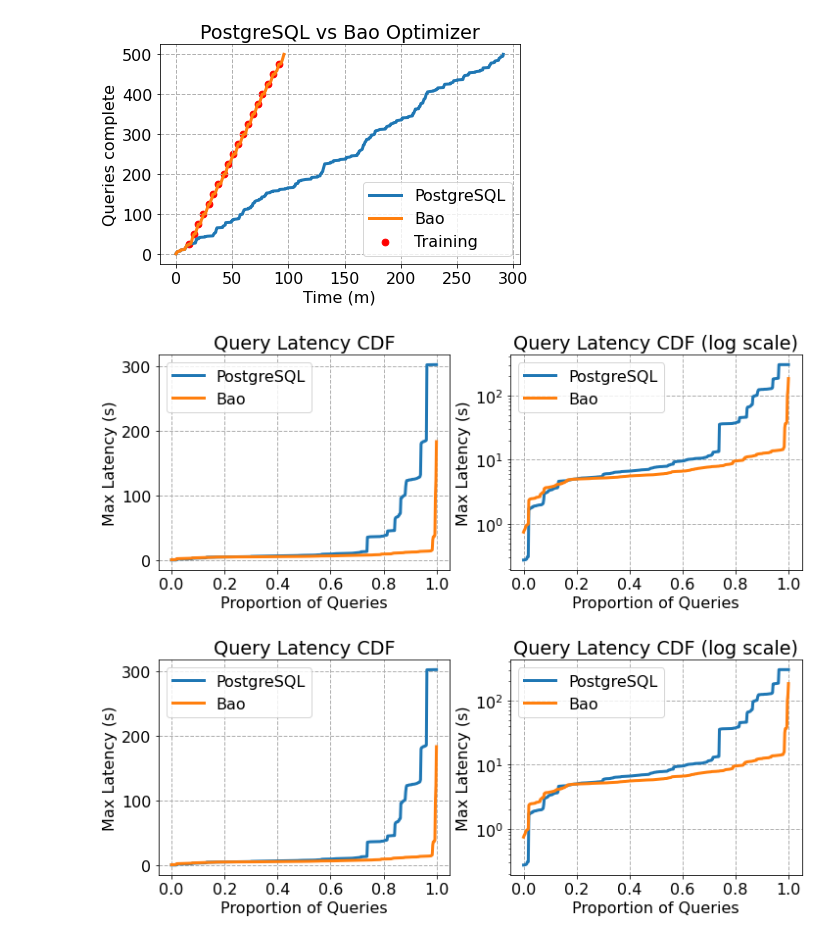
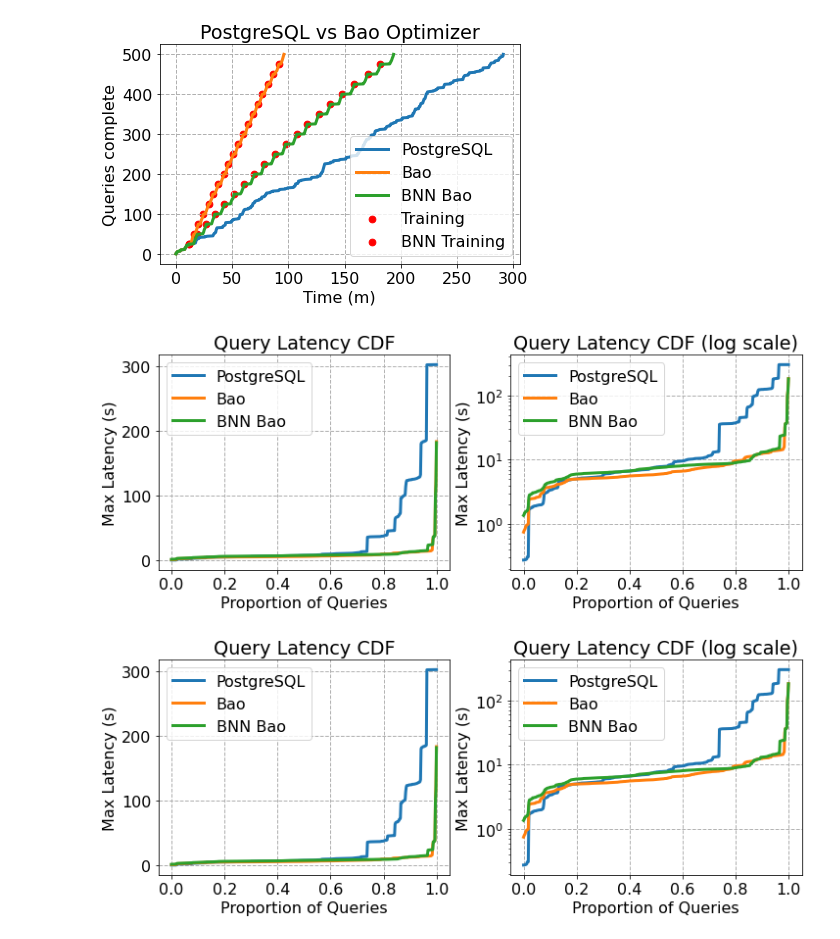
Before and after one commit to LumingSun/BaoForPostgreSQL, a Jupyter notebook: analyze_bao.ipynb, the cells around one changed output. Cells and saved outputs as stored; diff of their text form; code cells hidden in the pictures.

```diff
--- a/analyze_bao.ipynb
+++ b/analyze_bao.ipynb
@@ -49,6 +49,7 @@ def read_bao_data(fp):
     return bao_data, bao_times, training_times
 
 bao_data, bao_times, training_times = read_bao_data("bao_run.txt")
+bnn_data, bnn_times, bnn_training_times = read_bao_data("bao_run_bnn.txt")
 if SHOW_RG:
     bao_rb_data, bao_rb_times, training_rb_times = read_bao_data("bao_with_regblock.txt")
 # %%
@@ -58,38 +59,48 @@ fig, ax = plt.subplots(1, 1, constrained_layout=True)
 
 
 train_y = []
 train_rb_y = []
 for tt in training_times:
     idx = np.searchsorted(bao_times, tt)
     train_y.append(idx)
 
+train_y_bnn = []
+train_rb_y_bnn = []
+for tt in bnn_training_times:
+    idx = np.searchsorted(bnn_times, tt)
+    train_y_bnn.append(idx)
+
 if SHOW_RG:
     for tt in training_rb_times:
         idx = np.searchsorted(bao_rb_times, tt)
         train_rb_y.append(idx)
 
 plt.scatter(training_times, train_y, s=45, color="red", label="Training")
+plt.scatter(bnn_training_times, train_y_bnn, s=45, color="red", label="BNN Training")
+
 
 ax.plot(pg_times, queries_complete, label="PostgreSQL", lw=3)
 ax.plot(bao_times, queries_complete, label="Bao", lw=3)
+ax.plot(bnn_times, queries_complete, label="BNN Bao", lw=3)
+
 
 if SHOW_RG:
     plt.scatter(training_rb_times, train_rb_y, s=45, color="red")
     ax.plot(bao_rb_times, queries_complete, label="Bao (w/ exploration)", lw=3)
 
 ax.set_xlabel("Time (m)")
 ax.set_ylabel("Queries complete")
 ax.set_title("PostgreSQL vs Bao Optimizer")
 
 ax.grid(linestyle="--", linewidth=1)
 ax.legend()
 fig.savefig("queries_vs_time.svg")
 # %% [output]
-[figure, old version]
+[figure, new version]
 # %%
 all_pg_times = sorted([x[4] for x in pg_data])
 all_bao_times = sorted([x[4] for x in bao_data])
-
+all_bnn_times = sorted([x[4] for x in bnn_data])
 if SHOW_RG:
     all_bao_rb_times = sorted([x[4] for x in bao_rb_data])
 
@@ -99,6 +110,8 @@ fig, axes = plt.subplots(1, 2, figsize=(10, 4), constrained_layout=True)
 ax = axes[0]
 ax.plot(np.linspace(0, 1, len(all_pg_times)), all_pg_times, lw=3, label="PostgreSQL")
 ax.plot(np.linspace(0, 1, len(all_pg_times)), all_bao_times, lw=3, label="Bao")
+ax.plot(np.linspace(0, 1, len(all_pg_times)), all_bnn_times, lw=3, label="BNN Bao")
+
 
 if SHOW_RG:
     ax.plot(np.linspace(0, 1, len(all_pg_times)), all_bao_rb_times, lw=3, label="Bao (w/ exploration)")
@@ -114,6 +127,8 @@ ax.legend()
 ax = axes[1]
 ax.plot(np.linspace(0, 1, len(all_pg_times)), all_pg_times, lw=3, label="PostgreSQL")
 ax.plot(np.linspace(0, 1, len(all_pg_times)), all_bao_times, lw=3, label="Bao")
+ax.plot(np.linspace(0, 1, len(all_pg_times)), all_bnn_times, lw=3, label="BNN Bao")
+
 
 if SHOW_RG:
     ax.plot(np.linspace(0, 1, len(all_pg_times)), all_bao_rb_times, lw=3, label="Bao (w/ exploration)")
@@ -127,8 +142,8 @@ ax.set_yscale("log")
 fig.savefig("cdf.svg")
 fig
 # %% [output]
-[figure, old version]
+[figure, new version]
-[figure, old version]
+[figure, new version]
 # %%
 # get the last PG time for each query
 pg_query_time = {}
```
Also changed, not shown: parts of 4 cells of this notebook, 3 other files.
